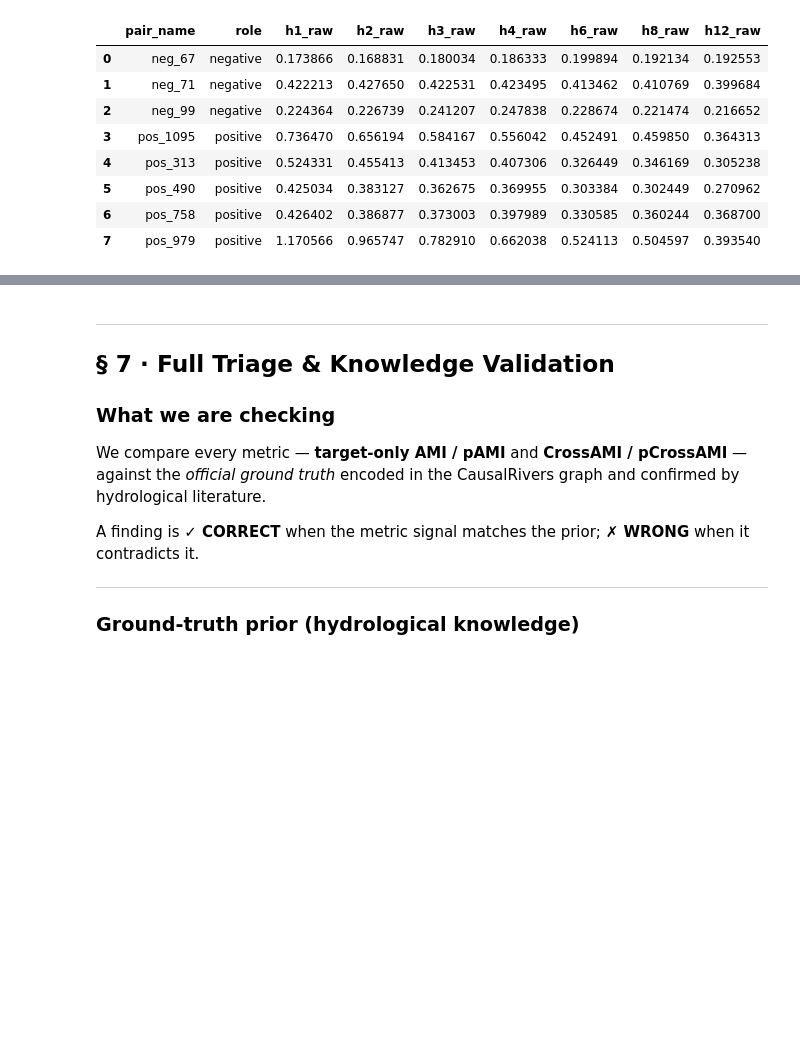
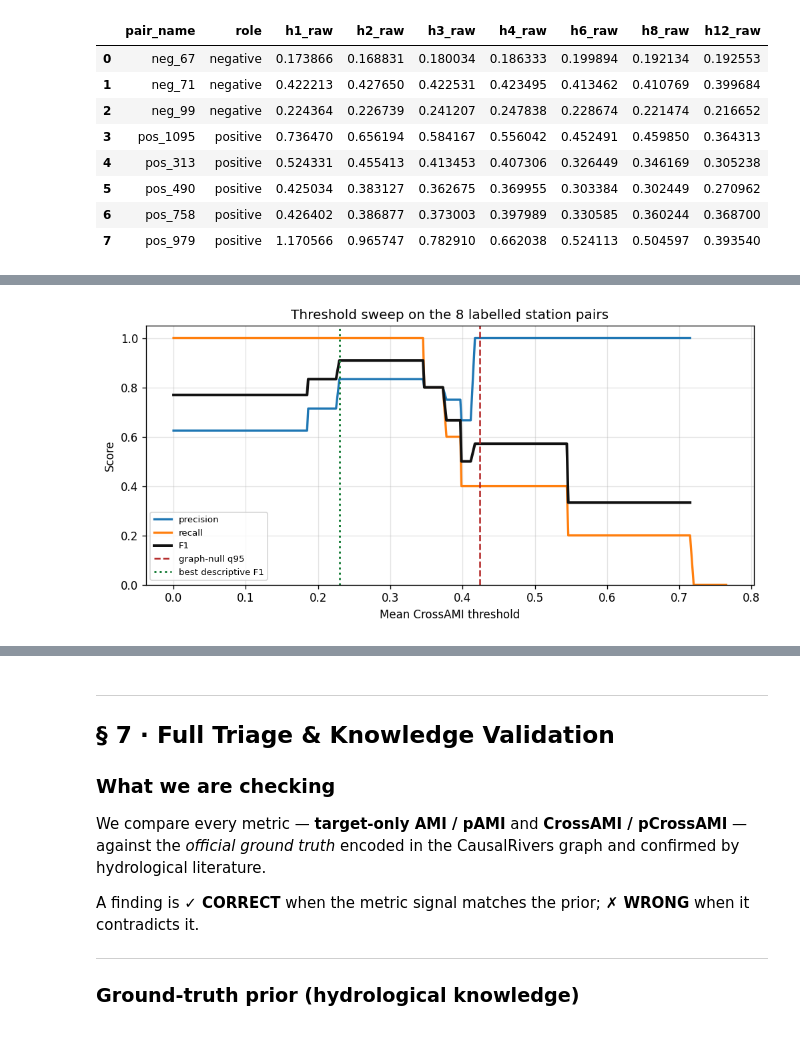
Before and after one commit to AdamKrysztopa/dependence-forecastability, a Jupyter notebook: notebooks/03_causal_rivers.ipynb, the cells around one changed output, grey strips where cells are left out. Cells and saved outputs as stored; diff of their text form; code cells hidden in the pictures; blank space fills up the shorter version.

```diff
--- a/notebooks/03_causal_rivers.ipynb
+++ b/notebooks/03_causal_rivers.ipynb
@@ -583,20 +707,88 @@ pCrossAMI further separates direct from mediated drivers — a project extension
 # %%
 if records:
-    df = pd.DataFrame(records)
-    pos_df = df[df['role'] == 'positive']
-    neg_df = df[df['role'] == 'negative']
+    df = pd.DataFrame(records).copy()
+    df["is_positive"] = (df["role"] == "positive").astype(int)
 
-    min_pos = pos_df['mean_raw_cross_ami'].min()
-    max_neg = neg_df['mean_raw_cross_ami'].max()
+    neg_distribution = np.array(
+        [
+            float(v)
+            for rec in records
+            if rec["role"] == "negative"
+            for v in rec["per_horizon_raw"].values()
+        ],
+        dtype=float,
+    )
+    graph_null_q95_raw = float(np.nanpercentile(neg_distribution, 95))
 
-    print('=== Discrimination summary ===')
-    print(f'  Positives  CrossAMI range: [{pos_df["mean_raw_cross_ami"].min():.4f},  {pos_df["mean_raw_cross_ami"].max():.4f}]')
-    print(f'  Negatives  CrossAMI range: [{neg_df["mean_raw_cross_ami"].min():.4f},  {neg_df["mean_raw_cross_ami"].max():.4f}]')
-    if min_pos > max_neg:
-        print('\n✓  Perfect discrimination: every positive scored above every negative control.')
-    else:
-        overlap = pos_df[pos_df['mean_raw_cross_ami'] <= max_neg]
-        print(f'\n⚠  Overlap detected — {len(overlap)} positive(s) below the top negative:')
-        for _, r in overlap.iterrows():
-            print(f'    {r["pair_name"]}  CrossAMI = {r["mean_raw_cross_ami"]:.4f}')
+    sweep_rows = []
+    candidate_thresholds = np.unique(
+        np.round(
+            np.r_[
+                0.0,
+                np.linspace(0, df["mean_raw_cross_ami"].max() + 0.05, 120),
+                df["mean_raw_cross_ami"].to_numpy(),
+            ],
+            6,
+        )
+    )
+    for threshold in candidate_thresholds:
+        pred = (df["mean_raw_cross_ami"] >= threshold).astype(int)
+        tp = int(((pred == 1) & (df["is_positive"] == 1)).sum())
+        fp = int(((pred == 1) & (df["is_positive"] == 0)).sum())
+        fn = int(((pred == 0) & (df["is_positive"] == 1)).sum())
+        precision = tp / (tp + fp) if tp + fp else np.nan
+        recall = tp / (tp + fn) if tp + fn else np.nan
+        f1 = (
+            2 * precision * recall / (precision + recall)
+            if np.isfinite(precision) and np.isfinite(recall) and (precision + recall) > 0
+            else np.nan
+        )
+        sweep_rows.append(
+            {
+                "threshold": float(threshold),
+                "tp": tp,
+                "fp": fp,
+                "fn": fn,
+                "precision": precision,
+                "recall": recall,
+                "f1": f1,
+            }
+        )
+
+    threshold_sweep_df = pd.DataFrame(sweep_rows).sort_values("threshold").reset_index(drop=True)
+    best_idx = int(threshold_sweep_df["f1"].fillna(-1).idxmax())
+    BEST_RAW_THRESHOLD = float(threshold_sweep_df.loc[best_idx, "threshold"])
+
+    fig, ax = plt.subplots(figsize=(8.5, 4.2))
+    ax.plot(threshold_sweep_df["threshold"], threshold_sweep_df["precision"], label="precision", linewidth=2)
+    ax.plot(threshold_sweep_df["threshold"], threshold_sweep_df["recall"], label="recall", linewidth=2)
+    ax.plot(threshold_sweep_df["threshold"], threshold_sweep_df["f1"], label="F1", linewidth=2.4, color="#111111")
+    ax.axvline(graph_null_q95_raw, color="#b22222", linestyle="--", linewidth=1.5, label="graph-null q95")
+    ax.axvline(BEST_RAW_THRESHOLD, color="#1b7f3b", linestyle=":", linewidth=1.8, label="best descriptive F1")
+    ax.set_xlabel("Mean CrossAMI threshold")
+    ax.set_ylabel("Score")
+    ax.set_title("Threshold sweep on the 8 labelled station pairs")
+    ax.set_ylim(0, 1.05)
+    ax.legend(loc="best", fontsize=8)
+    plt.tight_layout()
+    plt.savefig(_ROOT / 'outputs/figures/causal_rivers/threshold_sweep.png', dpi=120, bbox_inches='tight')
+    plt.show()
+
+    best_row = threshold_sweep_df.loc[best_idx]
+    conservative_pred = (df["mean_raw_cross_ami"] >= graph_null_q95_raw).astype(int)
+    conservative_tp = int(((conservative_pred == 1) & (df["is_positive"] == 1)).sum())
+    conservative_fp = int(((conservative_pred == 1) & (df["is_positive"] == 0)).sum())
+    conservative_fn = int(((conservative_pred == 0) & (df["is_positive"] == 1)).sum())
+
+    print("=== Threshold sweep summary ===")
+    print(f"Graph-null q95 threshold : {graph_null_q95_raw:.4f}")
+    print(
+        f"Best descriptive threshold: {BEST_RAW_THRESHOLD:.4f} "
+        f"(precision={best_row['precision']:.2f}, recall={best_row['recall']:.2f}, F1={best_row['f1']:.2f})"
+    )
+    print(
+        f"Conservative graph-null q95 outcome: TP={conservative_tp}, FP={conservative_fp}, FN={conservative_fn}"
+    )
+    print("Saved: outputs/figures/causal_rivers/threshold_sweep.png")
 # %% [output]
+[figure, added]
```
Also changed, not shown: parts of 10 cells of this notebook, 4 other files.
